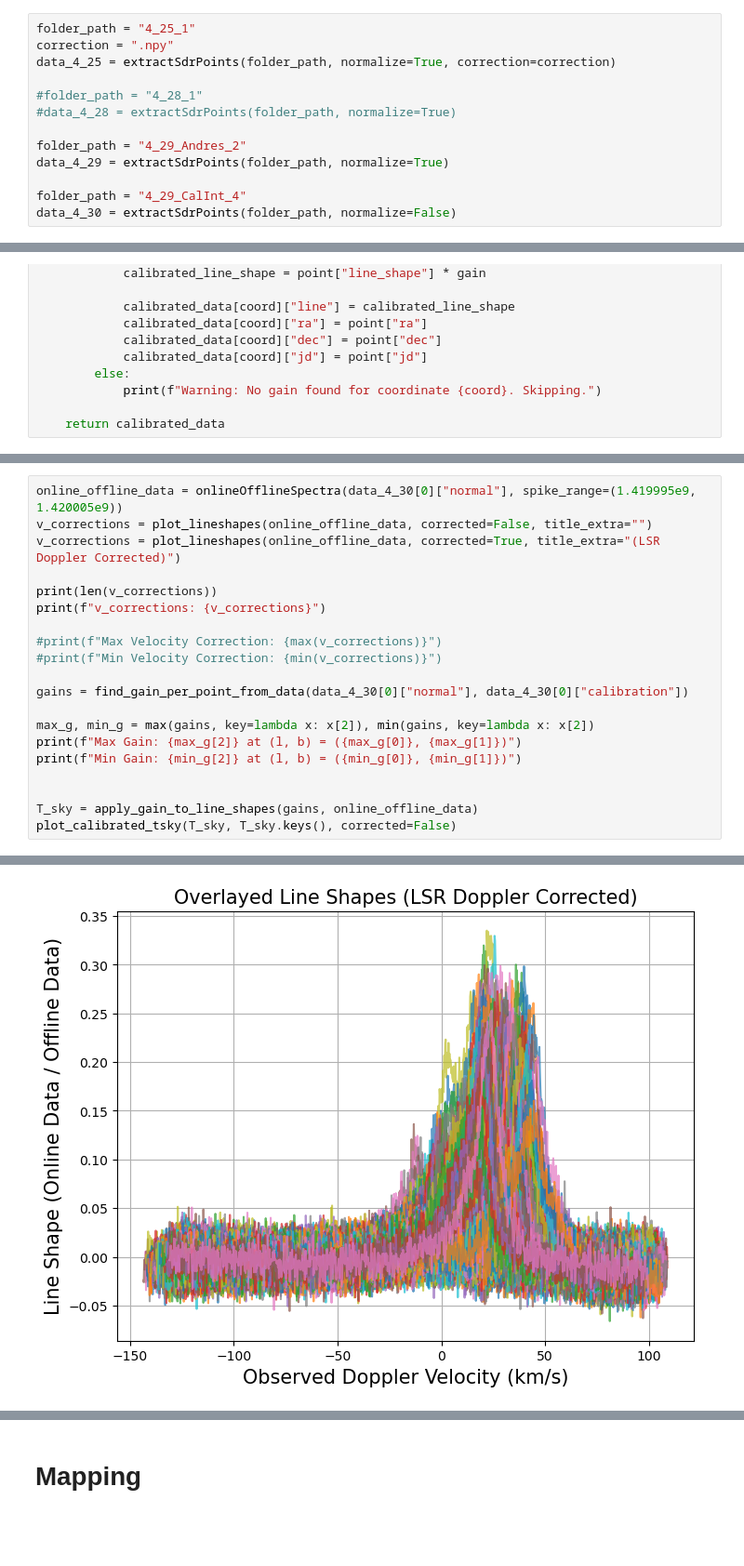
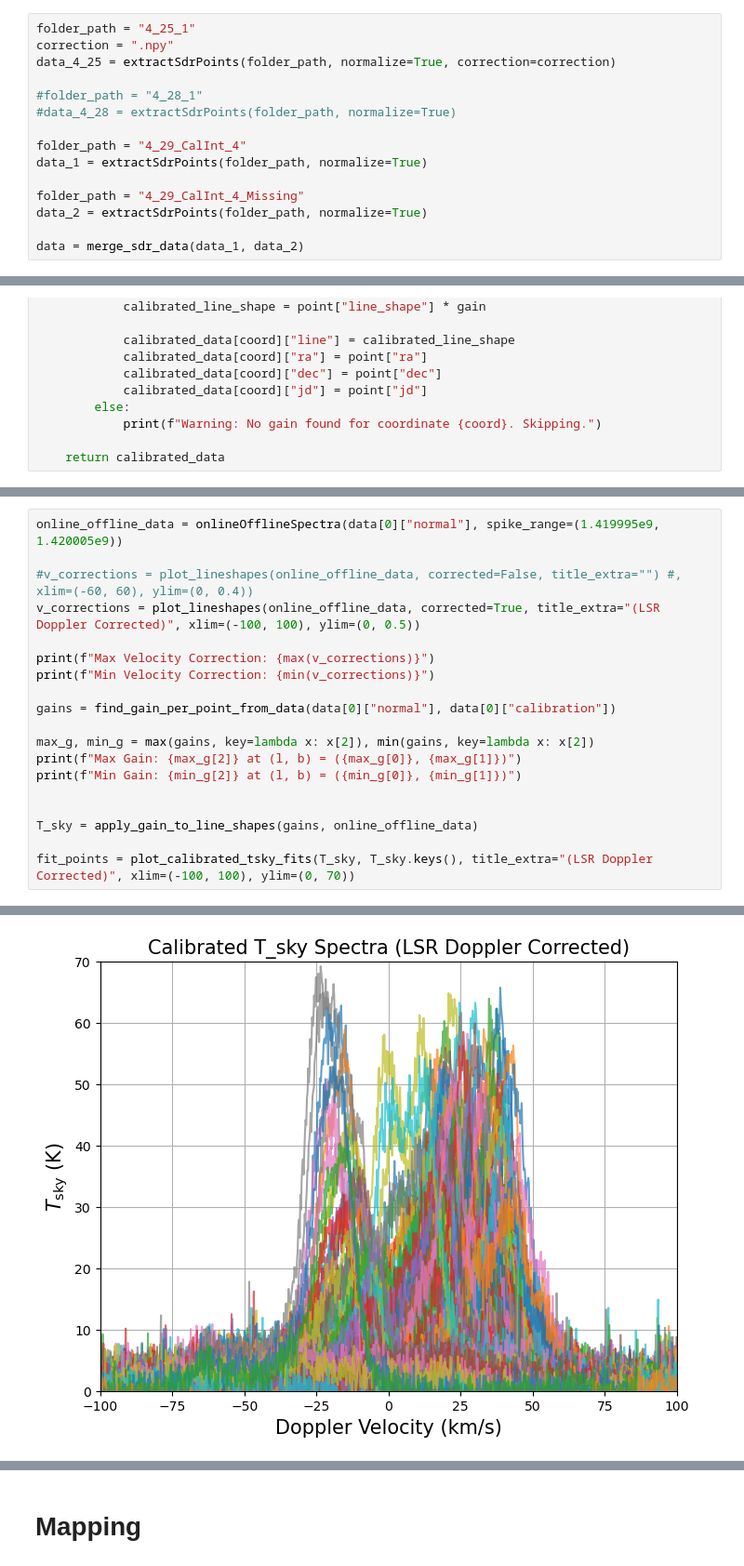
Before and after one commit to Brandon102002/ugastro, a Jupyter notebook: lab_4_analysis.ipynb, the cells around one changed output, grey strips where cells are left out. Shown at 93% size. Saved outputs shown, nothing was run; the diff lists cells and outputs as text; blank space fills up the shorter version.

```diff
--- a/lab_4_analysis.ipynb
+++ b/lab_4_analysis.ipynb
@@ -162,9 +151,11 @@ data_4_25 = extractSdrPoints(folder_path, normalize=True, correction=correction)
 #folder_path = "4_28_1"
 #data_4_28 = extractSdrPoints(folder_path, normalize=True)
 
-folder_path = "4_29_Andres_2"
-data_4_29 = extractSdrPoints(folder_path, normalize=True)
+folder_path = "4_29_CalInt_4"
+data_1 = extractSdrPoints(folder_path, normalize=True)
 
-folder_path = "4_29_CalInt_4"
-data_4_30 = extractSdrPoints(folder_path, normalize=False)
+folder_path = "4_29_CalInt_4_Missing"
+data_2 = extractSdrPoints(folder_path, normalize=True)
+
+data = merge_sdr_data(data_1, data_2)
 # %%
@@ -567,15 +512,13 @@ def plot_calibrated_tsky_and_fit(data_dict, points_to_plot, velocity_axis, fit_r
 # %%
-online_offline_data = onlineOfflineSpectra(data_4_30[0]["normal"], spike_range=(1.419995e9, 1.420005e9))
-v_corrections = plot_lineshapes(online_offline_data, corrected=False, title_extra="")
-v_corrections = plot_lineshapes(online_offline_data, corrected=True, title_extra="(LSR Doppler Corrected)")
+online_offline_data = onlineOfflineSpectra(data[0]["normal"], spike_range=(1.419995e9, 1.420005e9))
 
-print(len(v_corrections))
-print(f"v_corrections: {v_corrections}")
+#v_corrections = plot_lineshapes(online_offline_data, corrected=False, title_extra="") #, xlim=(-60, 60), ylim=(0, 0.4))
+v_corrections = plot_lineshapes(online_offline_data, corrected=True, title_extra="(LSR Doppler Corrected)", xlim=(-100, 100), ylim=(0, 0.5))
 
-#print(f"Max Velocity Correction: {max(v_corrections)}")
-#print(f"Min Velocity Correction: {min(v_corrections)}")
+print(f"Max Velocity Correction: {max(v_corrections)}")
+print(f"Min Velocity Correction: {min(v_corrections)}")
 
-gains = find_gain_per_point_from_data(data_4_30[0]["normal"], data_4_30[0]["calibration"])
+gains = find_gain_per_point_from_data(data[0]["normal"], data[0]["calibration"])
 
 max_g, min_g = max(gains, key=lambda x: x[2]), min(gains, key=lambda x: x[2])
 print(f"Max Gain: {max_g[2]} at (l, b) = ({max_g[0]}, {max_g[1]})")
@@ -583,5 +526,6 @@ print(f"Min Gain: {min_g[2]} at (l, b) = ({min_g[0]}, {min_g[1]})")
 
 
 T_sky = apply_gain_to_line_shapes(gains, online_offline_data)
-plot_calibrated_tsky(T_sky, T_sky.keys(), corrected=False)
+
+fit_points = plot_calibrated_tsky_fits(T_sky, T_sky.keys(), title_extra="(LSR Doppler Corrected)", xlim=(-100, 100), ylim=(0, 70))
 # %% [output]
@@ -606 +541 @@ v_projected: -14102.31 km/s
-[figure, old version]
+[figure, new version]
```
Also changed, not shown: parts of 13 cells of this notebook.
